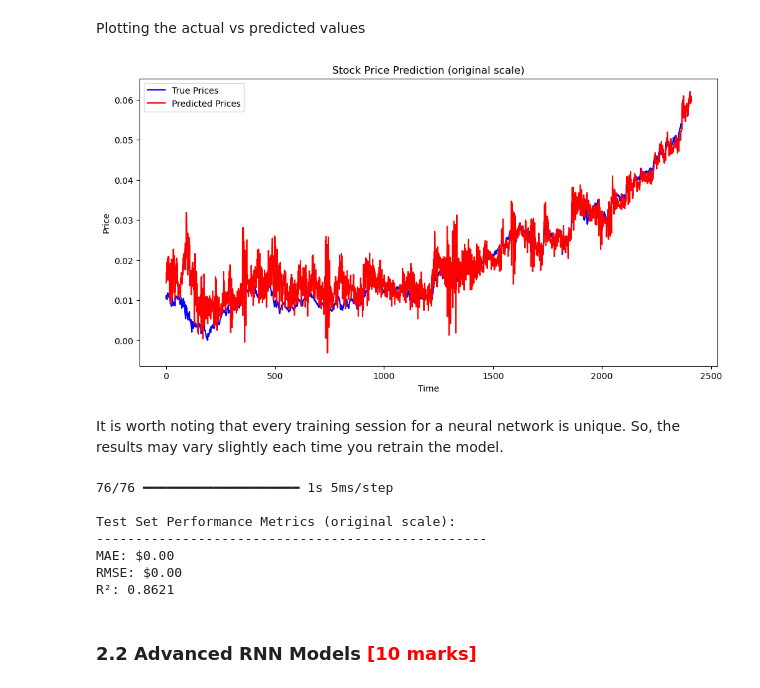
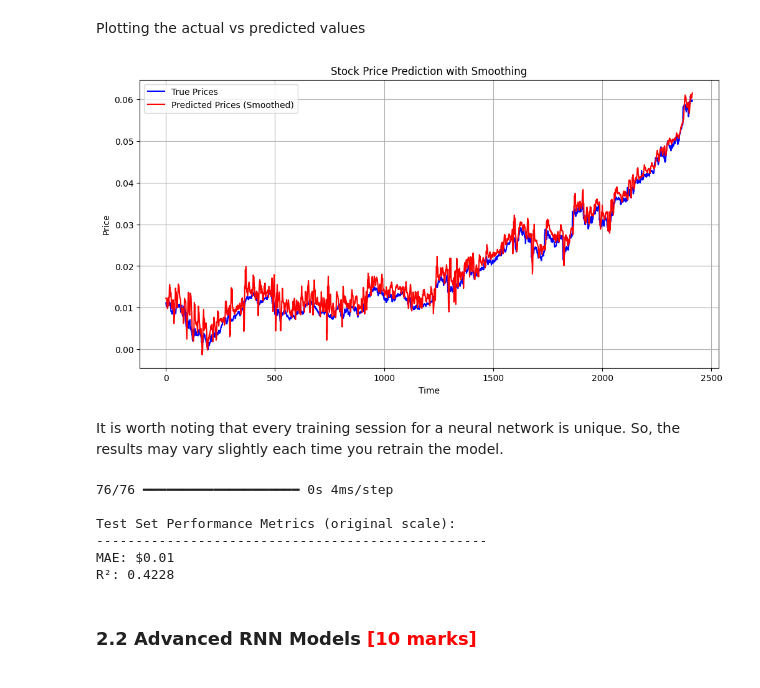
Before and after one commit to rajiv2607/rnn_stock_prediction, a Jupyter notebook: RNN_Assg_Stock_Price_Prediction_Starter.ipynb, the cells around one changed output. Cells and saved outputs as stored; diff of their text form; code cells hidden in the pictures.

```diff
--- a/RNN_Assg_Stock_Price_Prediction_Starter.ipynb
+++ b/RNN_Assg_Stock_Price_Prediction_Starter.ipynb
@@ -443,7 +444,7 @@ Quarterly volatility: $1.52
 Call the functions to create testing and training instances of predictor and target features.
 # %%
 # Create data instances from the master data frame
-window_size = 21  # Approximately one month of trading days (based on our previous analysis)
+window_size = 10  # Approximately one month of trading days (based on our previous analysis)
 target_column = 'Close'  # We want to predict the closing price
 
 # Drop Date and Name columns as they are not needed for the model
@@ -597,7 +598,7 @@ checkpoint = ModelCheckpoint('best_model.h5', monitor='val_loss', save_best_only
 
 # Train the model with metrics tracking
 history = model.fit(X_train, y_train,
-                   epochs=20,
+                   epochs=30,
                    batch_size=32,
                    validation_split=0.2,
                    verbose=1,
@@ -752,29 +751,29 @@ Epoch 20/20
 Plotting the actual vs predicted values
 # %%
 # Predict on the test data and plot (use original-scale values)
-# If y_pred_original/y_true_original exist from previous cell, use them; otherwise compute here.
-try:
-    y_plot_pred = y_pred_original
-    y_plot_true = y_true_original
-except NameError:
-    y_pred_scaled = model.predict(X_test)
-    try:
-        y_plot_pred = target_scaler.inverse_transform(y_pred_scaled.reshape(-1,1)).ravel()
-        y_plot_true = target_scaler.inverse_transform(y_test.reshape(-1,1)).ravel()
-    except Exception:
-        y_plot_pred = y_pred_scaled.ravel()
-        y_plot_true = y_test.ravel()
+
+# Smooth the predicted prices using a moving average
+
+def smooth_predictions(y_pred, window_size=5):
+    return pd.Series(y_pred).rolling(window=window_size).mean().fillna(method='bfill').values
+
+# Apply smoothing to the predicted prices
+y_pred_smoothed = smooth_predictions(y_pred, window_size=5)
+
+# Plot the smoothed predictions
+import matplotlib.pyplot as plt
 
 plt.figure(figsize=(12, 6))
-plt.plot(y_plot_true, label='True Prices', color='blue')
-plt.plot(y_plot_pred, label='Predicted Prices', color='red')
-plt.title('Stock Price Prediction (original scale)')
+plt.plot(y_true, label='True Prices', color='blue')
+plt.plot(y_pred_smoothed, label='Predicted Prices (Smoothed)', color='red')
+plt.title('Stock Price Prediction with Smoothing')
 plt.xlabel('Time')
 plt.ylabel('Price')
 plt.legend()
+plt.grid(True)
 plt.show()
 # %% [output]
-[figure, old version]
+[figure, new version]
 # %% [markdown]
 It is worth noting that every training session for a neural network is unique. So, the results may vary slightly each time you retrain the model.
 # %%
@@ -792,16 +791,14 @@ except Exception:
 print("\nTest Set Performance Metrics (original scale):")
 print("-" * 50)
 print(f"MAE: ${mean_absolute_error(y_true, y_pred):.2f}")
-print(f"RMSE: ${mean_squared_error(y_true, y_pred, squared=False):.2f}")
 print(f"R²: {r2_score(y_true, y_pred):.4f}")
 # %% [output]
-76/76 ━━━━━━━━━━━━━━━━━━━━ 1s 5ms/step
+76/76 ━━━━━━━━━━━━━━━━━━━━ 0s 4ms/step
 
 Test Set Performance Metrics (original scale):
 --------------------------------------------------
-MAE: $0.00
-RMSE: $0.00
-R²: 0.8621
+MAE: $0.01
+R²: 0.4228
 # %% [markdown]
 ### **2.2 Advanced RNN Models** <font color =red> [10 marks] </font>
 # %% [markdown]
```
Also changed, not shown: parts of 14 cells of this notebook, 1 other file.
